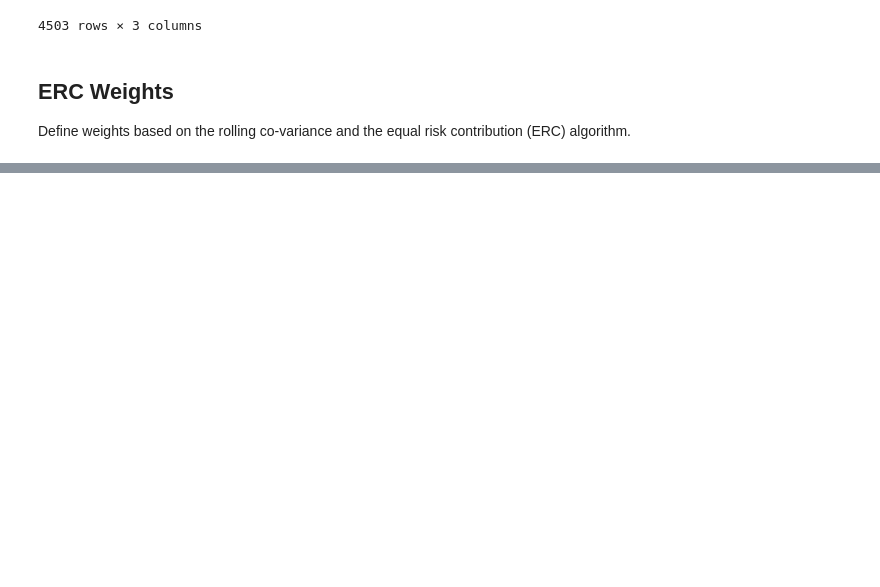
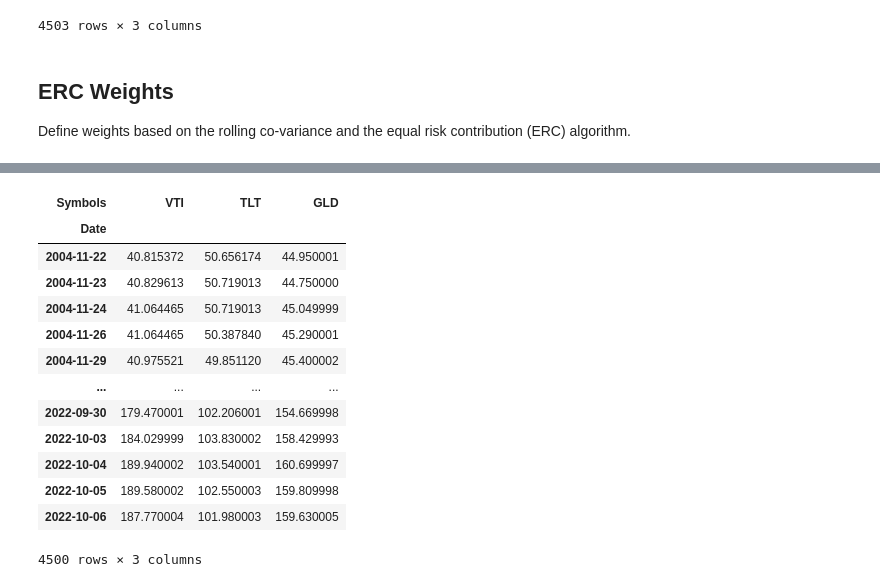
Before and after one commit to breaded-xyz/alphasim, a Jupyter notebook: vignettes/riskpremia_erc.ipynb, the cells around one changed output, grey strips where cells are left out. Saved outputs shown, nothing was run; the diff lists cells and outputs as text; code cells hidden in the pictures; blank space fills up the shorter version.

```diff
--- a/vignettes/riskpremia_erc.ipynb
+++ b/vignettes/riskpremia_erc.ipynb
@@ -100,2 +103,21 @@ display(weight_df * 100)
+# %%
+price_df = price_df.align(weight_df, axis=0, join='inner')[0]
+
+display(price_df)
+# %% [output]
+| Symbols | VTI | TLT | GLD |
+| Date |  |  |  |
+| 2004-11-22 | 40.815372 | 50.656174 | 44.950001 |
+| 2004-11-23 | 40.829613 | 50.719013 | 44.750000 |
+| 2004-11-24 | 41.064465 | 50.719013 | 45.049999 |
+| 2004-11-26 | 41.064465 | 50.387840 | 45.290001 |
+| 2004-11-29 | 40.975521 | 49.851120 | 45.400002 |
+| ... | ... | ... | ... |
+| 2022-09-30 | 179.470001 | 102.206001 | 154.669998 |
+| 2022-10-03 | 184.029999 | 103.830002 | 158.429993 |
+| 2022-10-04 | 189.940002 | 103.540001 | 160.699997 |
+| 2022-10-05 | 189.580002 | 102.550003 | 159.809998 |
+| 2022-10-06 | 187.770004 | 101.980003 | 159.630005 |
+4500 rows × 3 columns
 # %%
 def fixed_min_commission(trade_price, trade_size):
```
Also changed, not shown: parts of 11 cells of this notebook, 1 other file.
